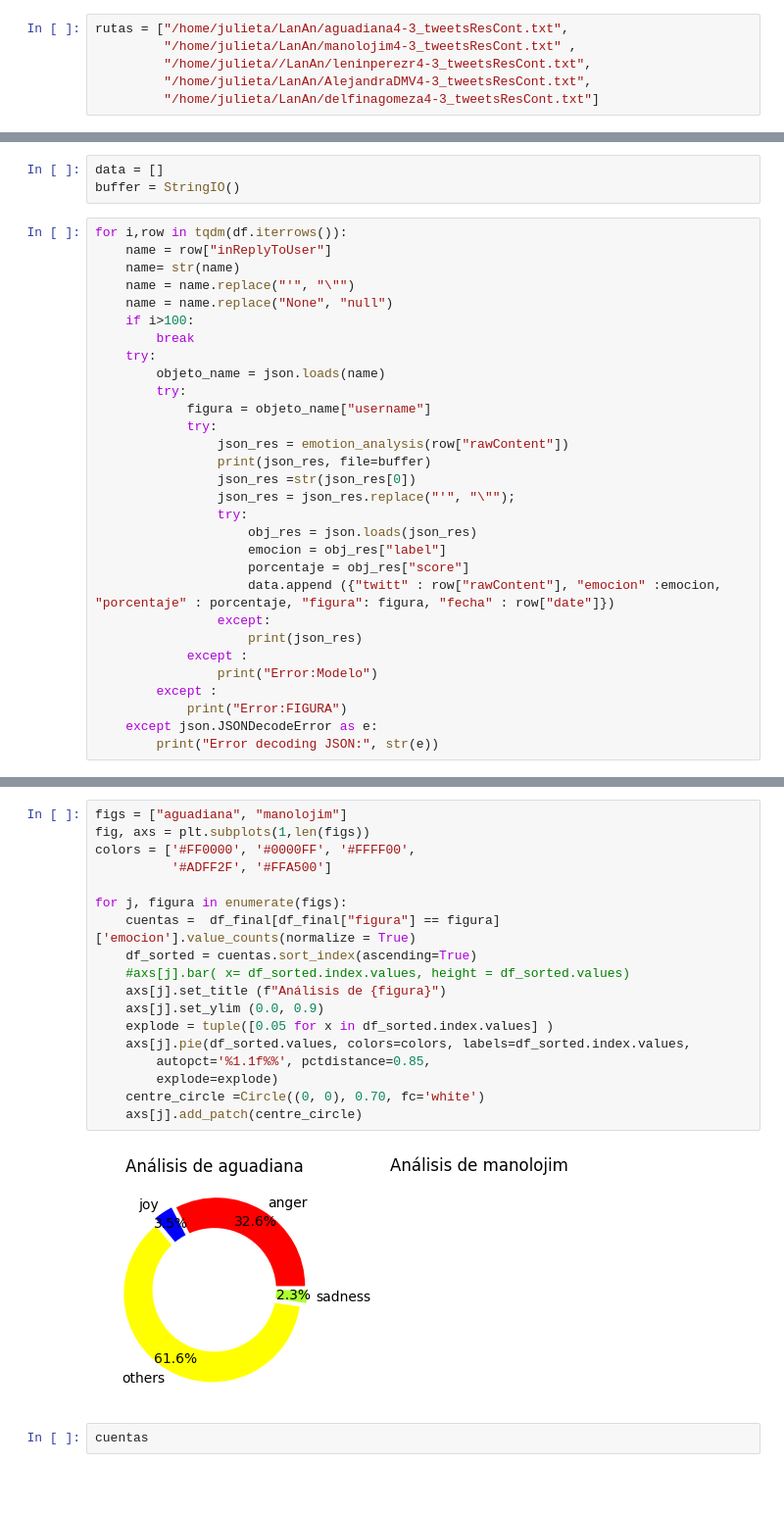
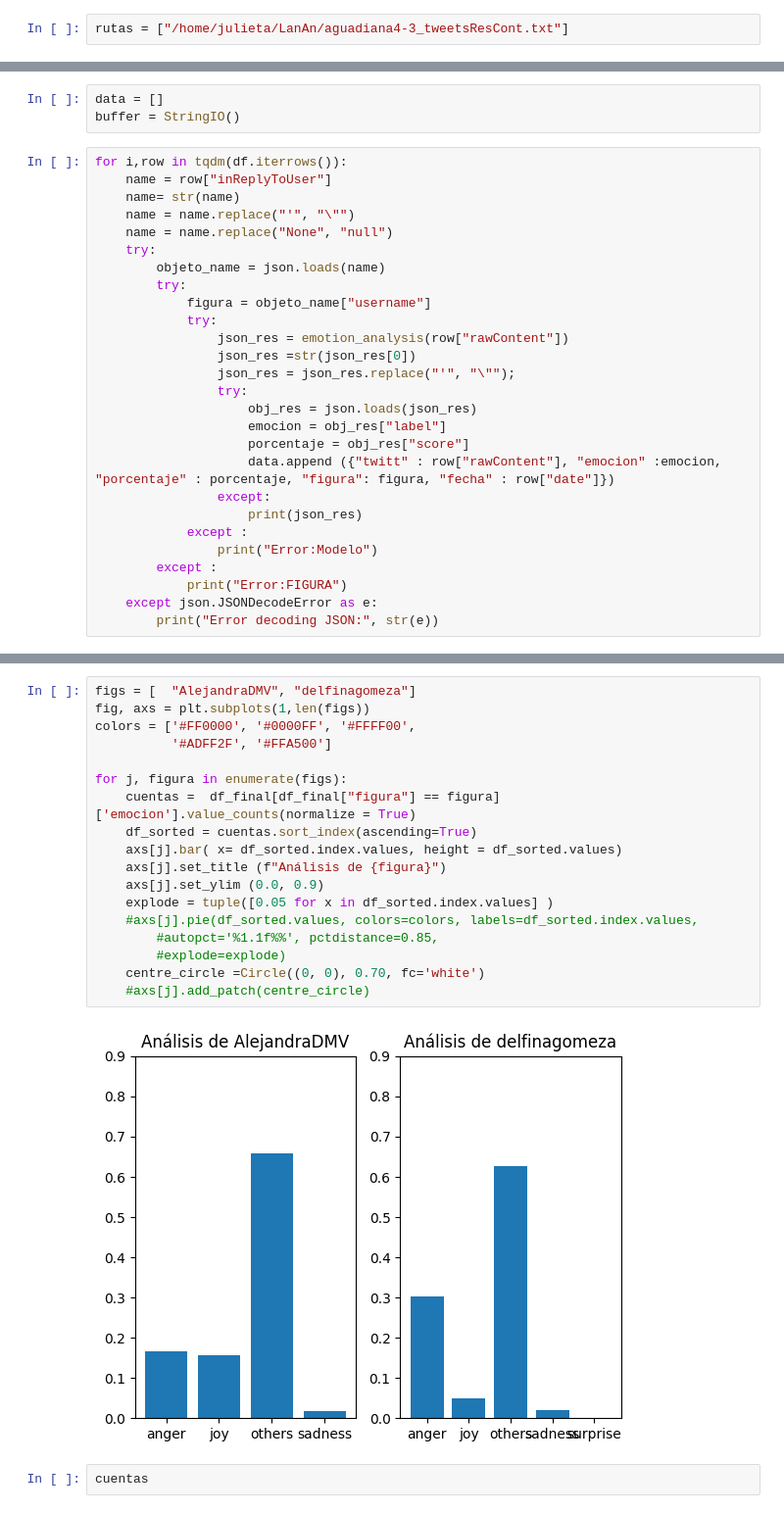
Before and after one commit to Julietanilem/Analisis_lenguaje_llm, a Jupyter notebook: datos.ipynb, the cells around one changed output, grey strips where cells are left out. Shown at 98% size. Drawn from its saved outputs; the diff is of its cells as text; blank space fills up the shorter version.

```diff
--- a/datos.ipynb
+++ b/datos.ipynb
@@ -33,11 +33,7 @@ from io import StringIO
 import matplotlib.pyplot as plt
 from matplotlib.patches import Circle
 # %%
-rutas = ["/home/julieta/LanAn/aguadiana4-3_tweetsResCont.txt",
-         "/home/julieta/LanAn/manolojim4-3_tweetsResCont.txt" ,
-         "/home/julieta//LanAn/leninperezr4-3_tweetsResCont.txt",
-         "/home/julieta/LanAn/AlejandraDMV4-3_tweetsResCont.txt",
-         "/home/julieta/LanAn/delfinagomeza4-3_tweetsResCont.txt"]
+rutas = ["/home/julieta/LanAn/aguadiana4-3_tweetsResCont.txt"]
 # %%
 df = pd.DataFrame()
 for ruta in rutas:
@@ -72,15 +68,12 @@ for i,row in tqdm(df.iterrows()):
     name= str(name)
     name = name.replace("'", "\"")
     name = name.replace("None", "null")
-    if i>100:
-        break
     try:
         objeto_name = json.loads(name)
         try:
             figura = objeto_name["username"]
             try:
                 json_res = emotion_analysis(row["rawContent"])
-                print(json_res, file=buffer)
                 json_res =str(json_res[0])
                 json_res = json_res.replace("'", "\"");
                 try:
@@ -121,23 +96,23 @@ df_final
 # %%
-figs = ["aguadiana", "manolojim"]
+figs = [  "AlejandraDMV", "delfinagomeza"]
 fig, axs = plt.subplots(1,len(figs))
 colors = ['#FF0000', '#0000FF', '#FFFF00',
           '#ADFF2F', '#FFA500']
 
 for j, figura in enumerate(figs):
     cuentas =  df_final[df_final["figura"] == figura]['emocion'].value_counts(normalize = True)
     df_sorted = cuentas.sort_index(ascending=True)
-    #axs[j].bar( x= df_sorted.index.values, height = df_sorted.values)
+    axs[j].bar( x= df_sorted.index.values, height = df_sorted.values)
     axs[j].set_title (f"Análisis de {figura}")
     axs[j].set_ylim (0.0, 0.9)
     explode = tuple([0.05 for x in df_sorted.index.values] )
-    axs[j].pie(df_sorted.values, colors=colors, labels=df_sorted.index.values,
-        autopct='%1.1f%%', pctdistance=0.85,
-        explode=explode)
+    #axs[j].pie(df_sorted.values, colors=colors, labels=df_sorted.index.values,
+        #autopct='%1.1f%%', pctdistance=0.85,
+        #explode=explode)
     centre_circle =Circle((0, 0), 0.70, fc='white')
-    axs[j].add_patch(centre_circle)
+    #axs[j].add_patch(centre_circle)
 # %% [output]
-[figure, old version]
+[figure, new version]
 # %%
 cuentas
 # %% [output]
```
Also changed, not shown: parts of 4 cells of this notebook, 4 other files.
